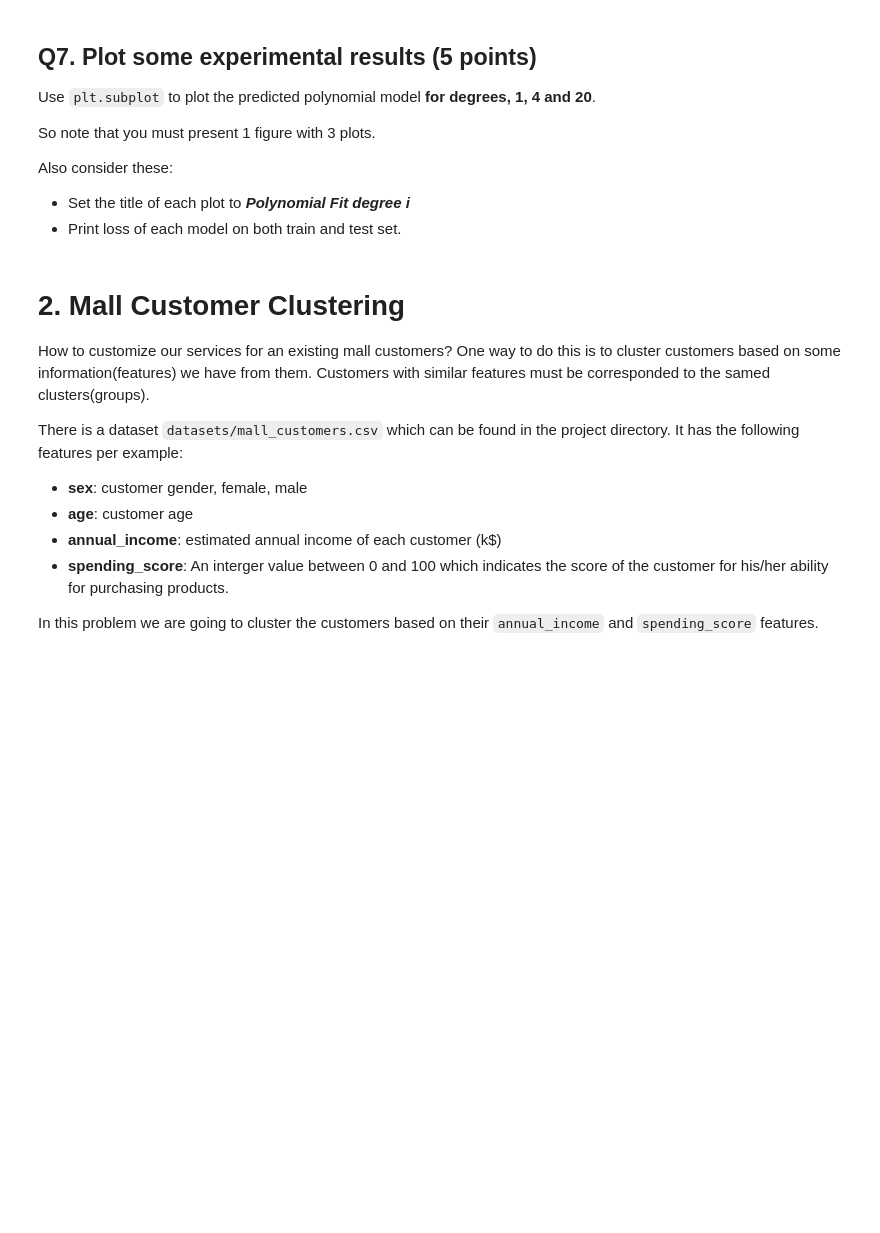
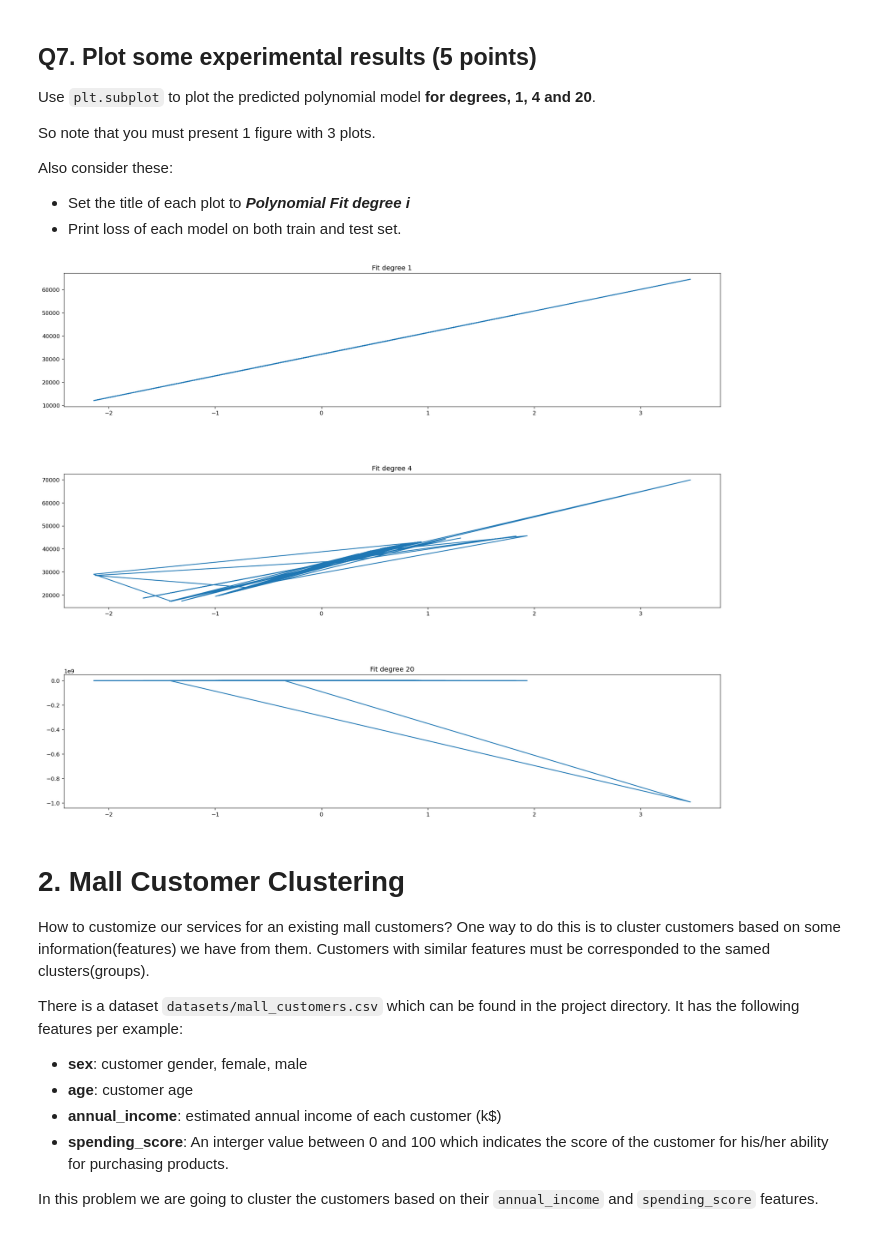
Before and after one commit to AAdvari/machine-learning, a Jupyter notebook: BasicMachineLearningAlgorithms.ipynb, the cells around one changed output. Drawn from its saved outputs; the diff is of its cells as text; code cells hidden in the pictures; blank space fills up the shorter version.

Commit message:
Plots: Done

```diff
--- a/BasicMachineLearningAlgorithms.ipynb
+++ b/BasicMachineLearningAlgorithms.ipynb
@@ -438,3 +433,39 @@ axs[0].plot()
+# %%
+############# Your code here ############
+fig, axs = plt.subplots(3)
+fig.tight_layout(pad=1)
+# fig.suptitle('Predicted polynomial models for degrees 1,4,20')
+
+pr = PolynomialRegression(degree=1)
+train_poly = pr.generate_polynomial_features(X_train,1)
+reg = pr.train(train_poly, y_train)
+test_poly = pr.generate_polynomial_features(X_test, 1)
+test_pred = reg.predict(test_poly)
+axs[0].plot(X_test, test_pred)
+axs[0].set_title('Fit degree 1')
+
+pr = PolynomialRegression(degree=4)
+train_poly = pr.generate_polynomial_features(X_train,4)
+reg = pr.train(train_poly, y_train)
+test_poly = pr.generate_polynomial_features(X_test, 4)
+test_pred = reg.predict(test_poly)
+axs[1].plot(X_test, test_pred)
+axs[1].set_title('Fit degree 4')
+
+
+pr = PolynomialRegression(degree=20)
+train_poly = pr.generate_polynomial_features(X_train,20)
+reg = pr.train(train_poly, y_train)
+test_poly = pr.generate_polynomial_features(X_test, 20)
+test_pred = reg.predict(test_poly)
+axs[2].plot(X_test, test_pred)
+axs[2].set_title('Fit degree 20')
+
+fig.set_size_inches(18.5,15.5, forward=True)
+fig.set_dpi(120)
+#########################################
+# %% [output]
+[figure, added]
 # %% [markdown]
 # 2. Mall Customer Clustering
 
```
Also changed, not shown: parts of 2 cells of this notebook.
